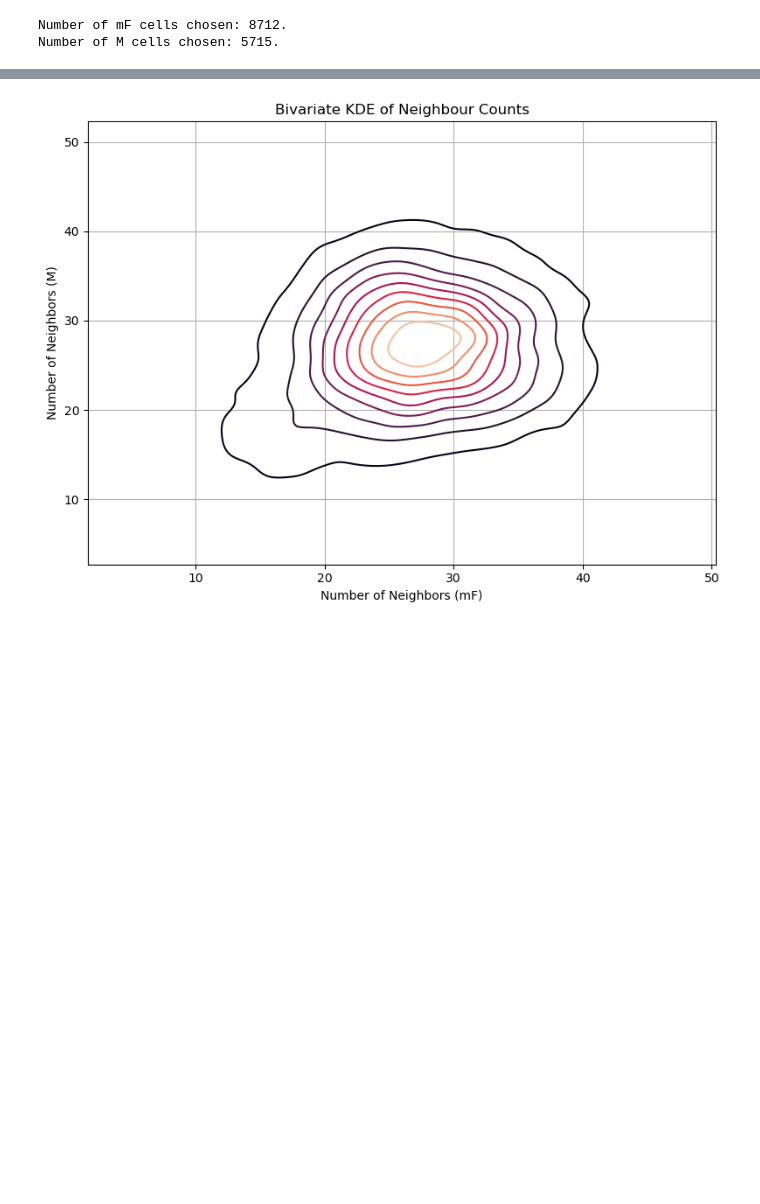
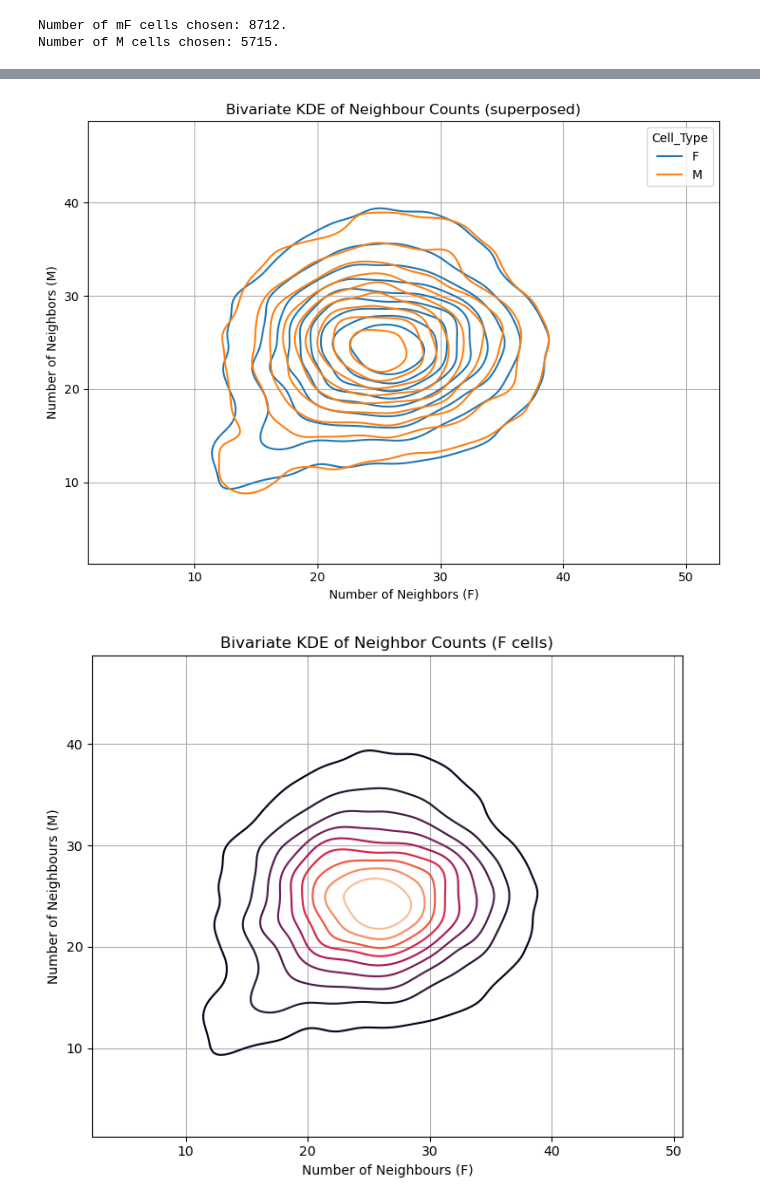
Before and after one commit to B179675-2024/OSDR_TNBC, a Jupyter notebook: notebooks/validation_simulations.ipynb, the cells around one changed output, grey strips where cells are left out. Drawn from its saved outputs; the diff is of its cells as text; code cells hidden in the pictures; blank space fills up the shorter version.

Commit message:
Updated neighbourhood graphs and added ODE

```diff
--- a/notebooks/validation_simulations.ipynb
+++ b/notebooks/validation_simulations.ipynb
@@ -332,7 +359,7 @@ import matplotlib.pyplot as plt
 from scipy.spatial import cKDTree
 # %%
 # parameters
-cells=["mF","M"] #cell type list
+cells=["F","M"] #cell type list
 
 n=100 #steps for stochastic proliferation
 
@@ -397,20 +424,65 @@ Number of M cells chosen: 8643.
 # %%
+#Superposed cel plots
 #Plot generated tissue with bivariate KDE method
 plt.figure(figsize=(8, 6))
 sns.kdeplot(
     data=tissue,
-    x='#mF_neighbours',
+    x='#F_neighbours',
+    y='#M_neighbours',
+    fill=False,
+    #cmap='rocket',
+    hue="Cell_Type",
+    thresh=0.05,
+    levels=10,
+)
+plt.title('Bivariate KDE of Neighbour Counts (superposed)')
+plt.xlabel('Number of Neighbors (F)')
+plt.ylabel('Number of Neighbors (M)')
+plt.grid(True)
+plt.tight_layout()
+plt.show()
+
+
+#Separate plots
+# Isolate cell type dataframes
+df_F = tissue[tissue['Cell_Type'] == 'F']
+df_M = tissue[tissue['Cell_Type'] == 'M']
+
+# 2) KDE plot for F cells
+plt.figure(figsize=(7, 6))
+sns.kdeplot(
+    data=df_F,
+    x='#F_neighbours',
     y='#M_neighbours',
     fill=False,
     cmap='rocket',
     thresh=0.05,
-    levels=10,
+    levels=10
 )
-plt.title('Bivariate KDE of Neighbour Counts')
-plt.xlabel('Number of Neighbors (mF)')
-plt.ylabel('Number of Neighbors (M)')
+plt.title("Bivariate KDE of Neighbor Counts (F cells)")
+plt.xlabel("Number of Neighbours (F)")
+plt.ylabel("Number of Neighbours (M)")
 plt.grid(True)
 plt.tight_layout()
 plt.show()
+
+# 3) KDE plot for M cells
+plt.figure(figsize=(7, 6))
+sns.kdeplot(
+    data=df_M,
+    x='#F_neighbours',
+    y='#M_neighbours',
+    fill=False,
+    cmap='mako',
+    thresh=0.05,
+    levels=10
+)
+plt.title("Bivariate KDE of Neighbor Counts (M cells)")
+plt.xlabel("Number of Neighbours (F)")
+plt.ylabel("Number of Neighbours (M)")
+plt.grid(True)
+plt.tight_layout()
+plt.show()
 # %% [output]
-[figure, old version]
+[figure, new version]
+[figure, added]
```
Also changed, not shown: parts of 5 cells of this notebook.
